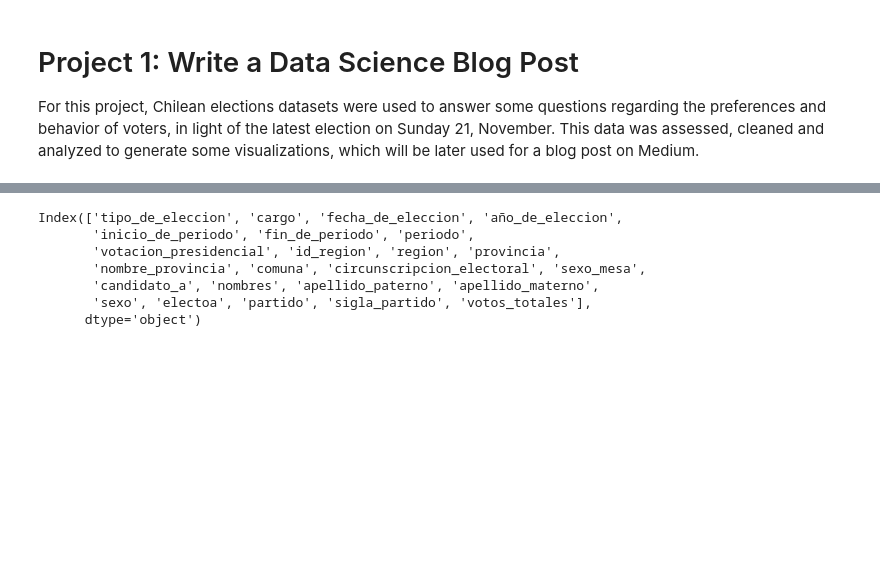
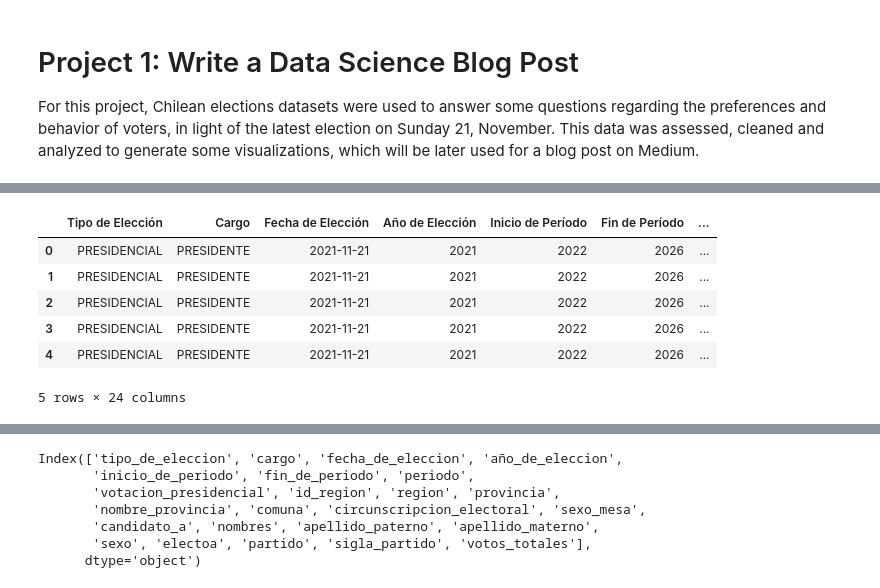
Before and after one commit to lona9/ND-Project-1, a Jupyter notebook: Write a Data Science Blog Post Project.ipynb, the cells around one changed output, grey strips where cells are left out. Cells and saved outputs as stored; diff of their text form; code cells hidden in the pictures; blank space fills up the shorter version.

```diff
--- a/Write a Data Science Blog Post Project.ipynb
+++ b/Write a Data Science Blog Post Project.ipynb
@@ -32,3 +57,13 @@ df_2021 = pd.read_excel("ELECCIONES 2021.xlsx")
+# %%
+df_2021.head()
+# %% [output]
+|  | Tipo de Elección | Cargo | Fecha de Elección | Año de Elección | Inicio de Período | Fin de Período | ... |
+| 0 | PRESIDENCIAL | PRESIDENTE | 2021-11-21 | 2021 | 2022 | 2026 | ... |
+| 1 | PRESIDENCIAL | PRESIDENTE | 2021-11-21 | 2021 | 2022 | 2026 | ... |
+| 2 | PRESIDENCIAL | PRESIDENTE | 2021-11-21 | 2021 | 2022 | 2026 | ... |
+| 3 | PRESIDENCIAL | PRESIDENTE | 2021-11-21 | 2021 | 2022 | 2026 | ... |
+| 4 | PRESIDENCIAL | PRESIDENTE | 2021-11-21 | 2021 | 2022 | 2026 | ... |
+5 rows × 24 columns
 # %%
 ## appending the 2021 results to the historic dataset
 df_original = df_historic.append(df_2021)
```
Also changed, not shown: parts of 29 cells of this notebook.
